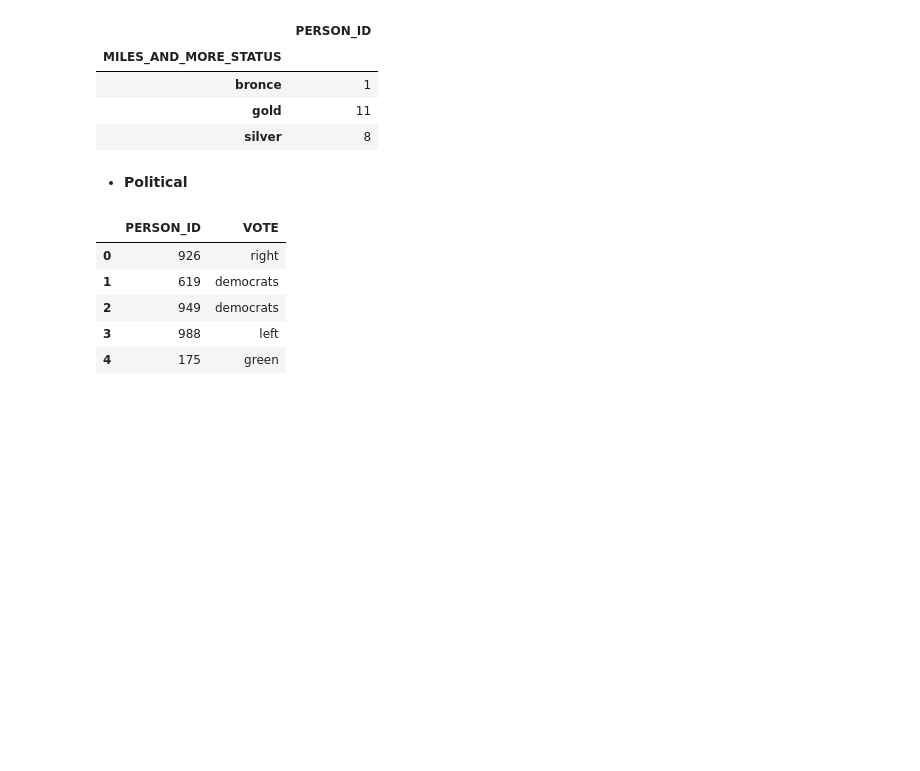
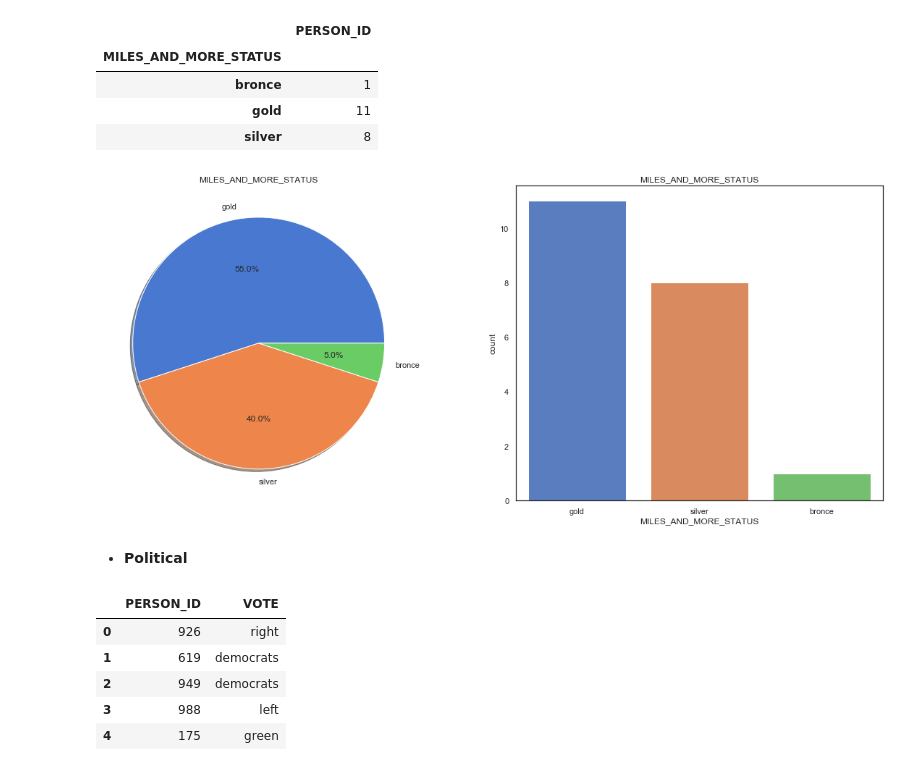
Before and after one commit to ck-unifr/challenge_may_20, a Jupyter notebook: notebook/bi_challenge_solution_may_20.ipynb, the cells around one changed output. Cells and saved outputs as stored; diff of their text form; code cells hidden in the pictures; blank space fills up the shorter version.

```diff
--- a/notebook/bi_challenge_solution_may_20.ipynb
+++ b/notebook/bi_challenge_solution_may_20.ipynb
@@ -1842,6 +1864,10 @@ df_merged.iloc[:20][['PERSON_ID', 'MILES_AND_MORE_STATUS']].groupby('MILES_AND_M
 | bronce | 1 |
 | gold | 11 |
 | silver | 8 |
+# %%
+plot_pie_bar(df_merged.iloc[:20], 'MILES_AND_MORE_STATUS')
+# %% [output]
+[figure, added]
 # %% [markdown]
 - **Political**
 # %%
```
Also changed, not shown: parts of 6 cells of this notebook.
